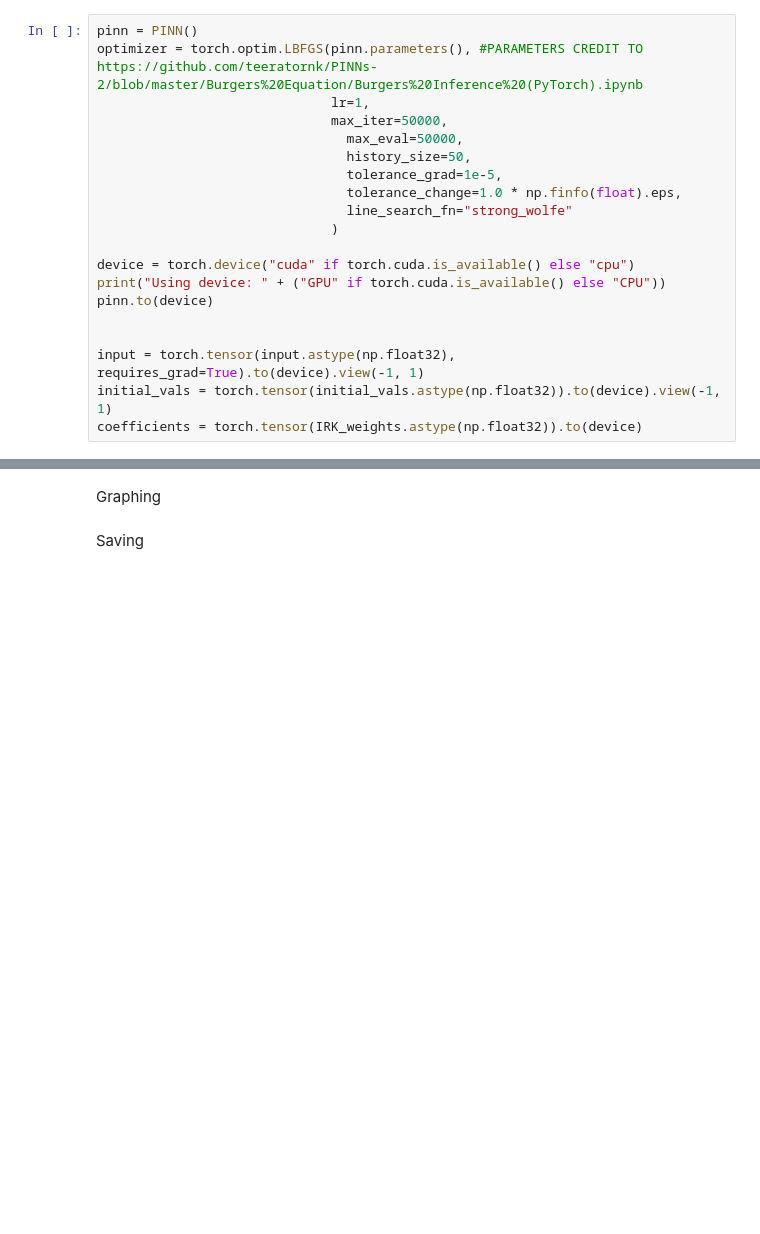
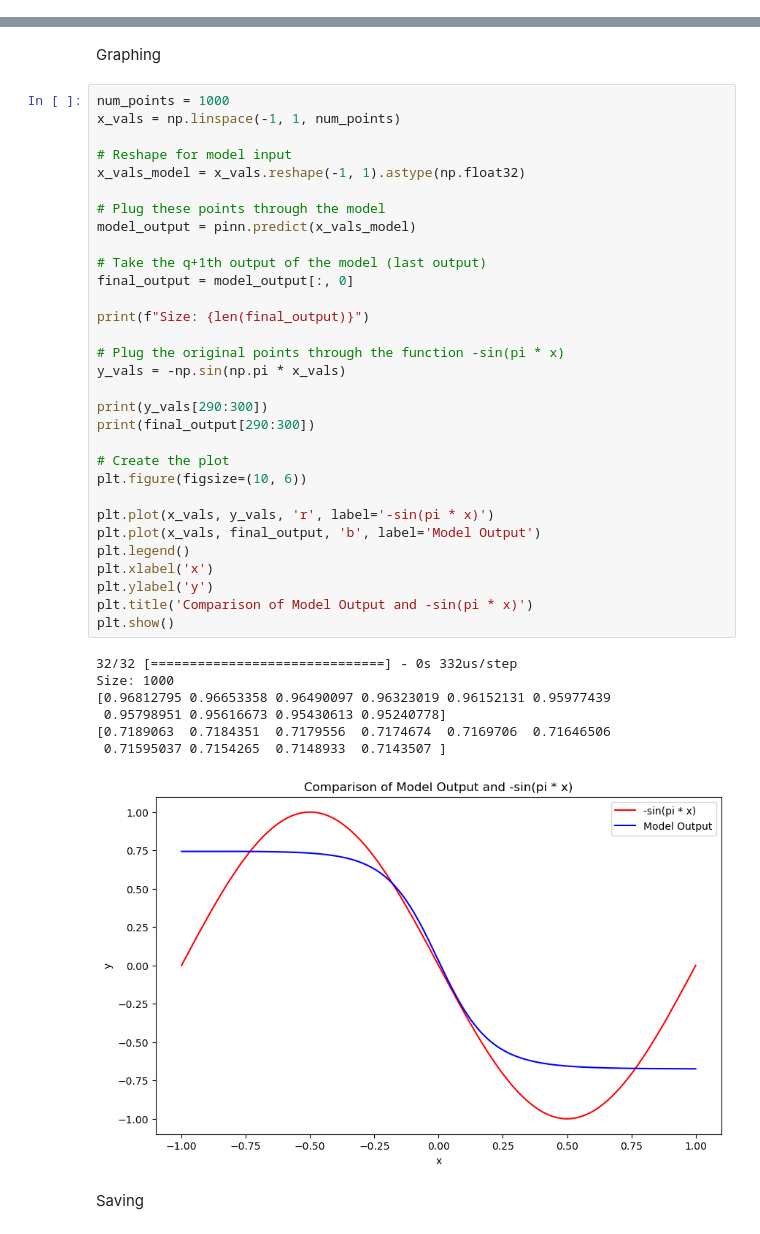
Before and after one commit to Lapisbird/Research1, a Jupyter notebook: PINN 2 - Implicit Runge-Kutta/IRKPINN_TF.ipynb, the cells around one changed output, grey strips where cells are left out. Drawn from its saved outputs; the diff is of its cells as text; blank space fills up the shorter version.

Commit message:
Somehow, every single output of this model just approximates the -sin(pi*x)

```diff
--- a/PINN 2 - Implicit Runge-Kutta/IRKPINN_TF.ipynb
+++ b/PINN 2 - Implicit Runge-Kutta/IRKPINN_TF.ipynb
@@ -140,22 +156,2 @@ def SSE(input, outputs, initial_vals, coefficients, network, device):
 # %% [markdown]
 Training Setup
-# %%
-pinn = PINN()
-optimizer = torch.optim.LBFGS(pinn.parameters(), #PARAMETERS CREDIT TO https://github.com/teeratornk/PINNs-2/blob/master/Burgers%20Equation/Burgers%20Inference%20(PyTorch).ipynb
-                              lr=1,
-                              max_iter=50000,
-                                max_eval=50000,
-                                history_size=50,
-                                tolerance_grad=1e-5,
-                                tolerance_change=1.0 * np.finfo(float).eps,
-                                line_search_fn="strong_wolfe"
-                              )
-
-device = torch.device("cuda" if torch.cuda.is_available() else "cpu")
-print("Using device: " + ("GPU" if torch.cuda.is_available() else "CPU"))
-pinn.to(device)
-
-
-input = torch.tensor(input.astype(np.float32), requires_grad=True).to(device).view(-1, 1)
-initial_vals = torch.tensor(initial_vals.astype(np.float32)).to(device).view(-1, 1)
-coefficients = torch.tensor(IRK_weights.astype(np.float32)).to(device)
@@ -191,5 +195,44 @@ TypeError: only integer tensors of a single element can be converted to an index
 Evaluation
 # %% [markdown]
 Graphing
+# %%
+num_points = 1000
+x_vals = np.linspace(-1, 1, num_points)
+
+# Reshape for model input
+x_vals_model = x_vals.reshape(-1, 1).astype(np.float32)
+
+# Plug these points through the model
+model_output = pinn.predict(x_vals_model)
+
+# Take the q+1th output of the model (last output)
+final_output = model_output[:, 0]
+
+print(f"Size: {len(final_output)}")
+
+# Plug the original points through the function -sin(pi * x)
+y_vals = -np.sin(np.pi * x_vals)
+
+print(y_vals[290:300])
+print(final_output[290:300])
+
+# Create the plot
+plt.figure(figsize=(10, 6))
+
+plt.plot(x_vals, y_vals, 'r', label='-sin(pi * x)')
+plt.plot(x_vals, final_output, 'b', label='Model Output')
+plt.legend()
+plt.xlabel('x')
+plt.ylabel('y')
+plt.title('Comparison of Model Output and -sin(pi * x)')
+plt.show()
+# %% [output]
+32/32 [==============================] - 0s 332us/step
+Size: 1000
+[0.96812795 0.96653358 0.96490097 0.96323019 0.96152131 0.95977439
+ 0.95798951 0.95616673 0.95430613 0.95240778]
+[0.7189063  0.7184351  0.7179556  0.7174674  0.7169706  0.71646506
+ 0.71595037 0.7154265  0.7148933  0.7143507 ]
+[figure, added]
 # %% [markdown]
 Saving
```
Also changed, not shown: parts of 8 cells of this notebook, 1 other file.
